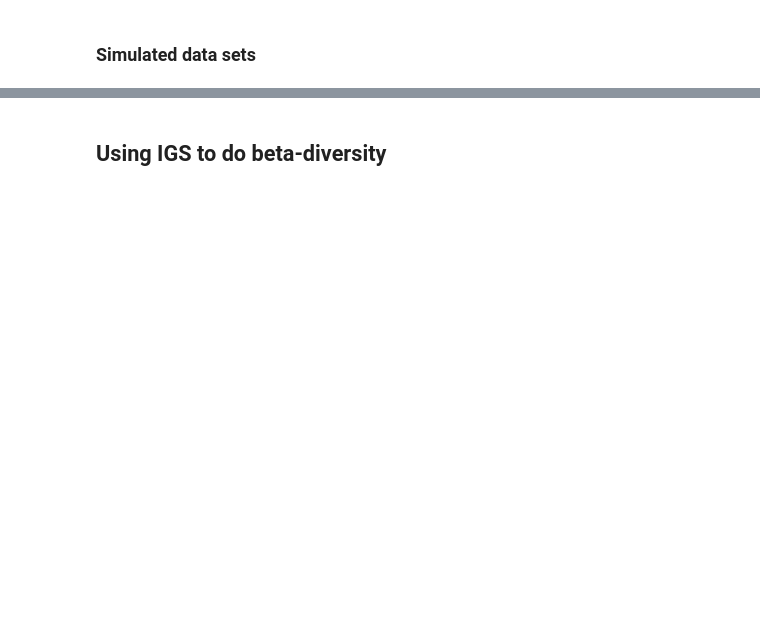
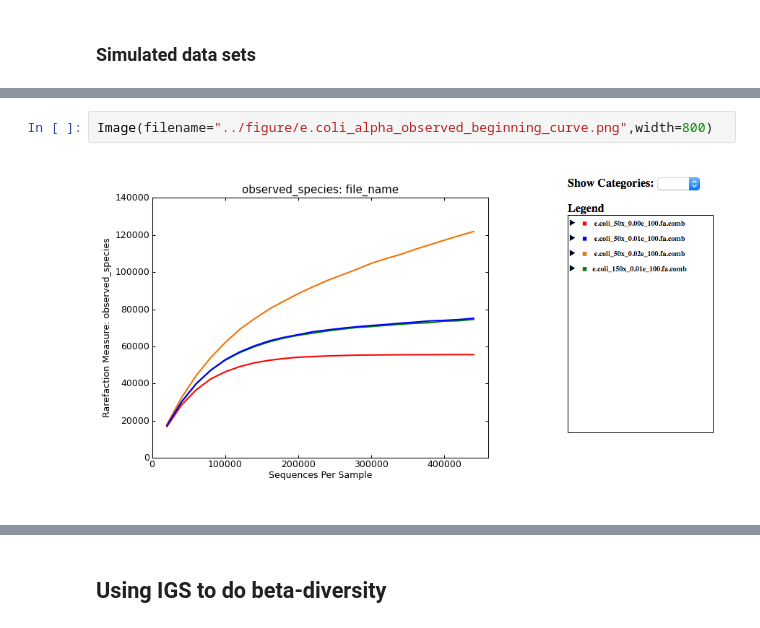
Before and after one commit to qingpeng/2013-diversity, a Jupyter notebook: notebook/2013-diversity-summary.ipynb, the cells around one changed output, grey strips where cells are left out. Saved outputs shown, nothing was run; the diff lists cells and outputs as text; blank space fills up the shorter version.

```diff
--- a/notebook/2013-diversity-summary.ipynb
+++ b/notebook/2013-diversity-summary.ipynb
@@ -108,0 +180,4 @@ Figure: IGSs are the segments with specific length on genome that do not share a
+# %%
+Image(filename="../figure/e.coli_alpha_observed_beginning_curve.png",width=800)
+# %% [output]
+[figure, added]
```
Also changed, not shown: parts of 62 cells of this notebook, 24 other files.
